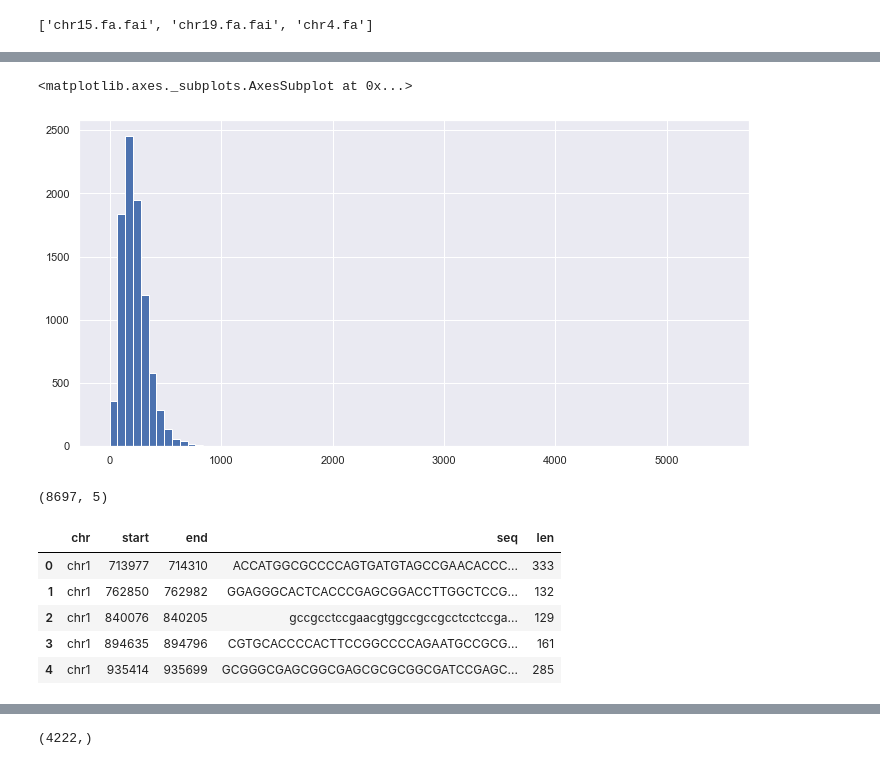
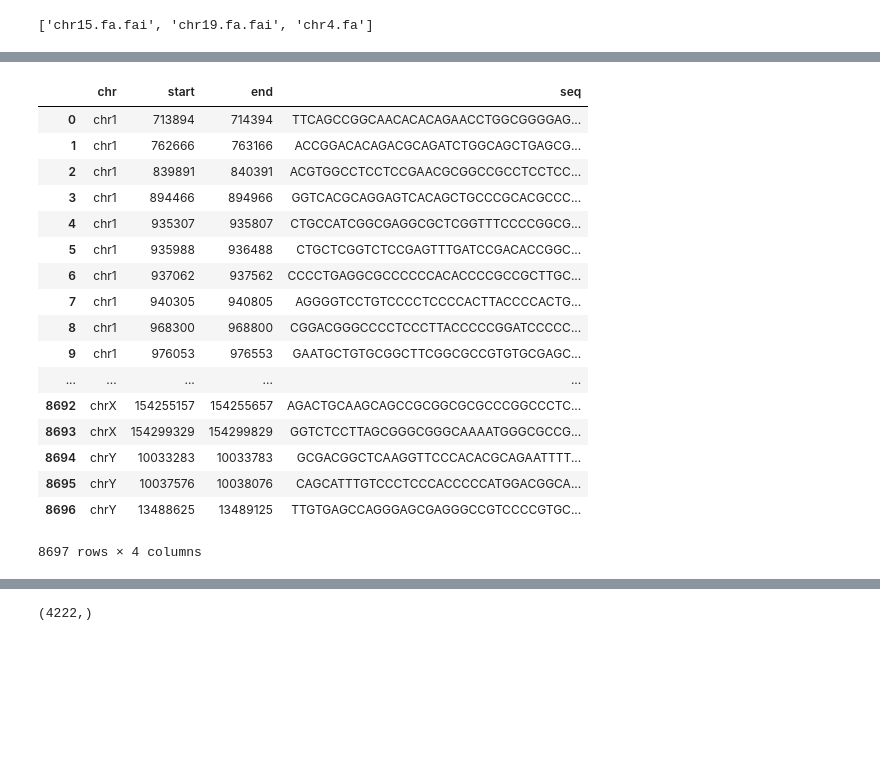
Before and after one commit to Vasyka/DeepGQuad, a Jupyter notebook: scripts/Base.ipynb, the cells around one changed output, grey strips where cells are left out. Saved outputs shown, nothing was run; the diff lists cells and outputs as text; code cells hidden in the pictures; blank space fills up the shorter version.

```diff
--- a/scripts/Base.ipynb
+++ b/scripts/Base.ipynb
@@ -74,18 +116,21 @@ Name: len, dtype: float64
-# %%
-data.len.hist(bins=np.arange(data.len.min(),data.len.max(),70),figsize=(12,6))
-# %% [output]
-<matplotlib.axes._subplots.AxesSubplot at 0x...>
-[figure, removed]
-# %%
-# Drop sequences longer than 500
-df = data[data.len <= 500].copy()
-print(df.shape)
-df.head()
-# %% [output]
-(8697, 5)
-|  | chr | start | end | seq | len |
-| 0 | chr1 | 713977 | 714310 | ACCATGGCGCCCCAGTGATGTAGCCGAACACCC... | 333 |
-| 1 | chr1 | 762850 | 762982 | GGAGGGCACTCACCCGAGCGGACCTTGGCTCCG... | 132 |
-| 2 | chr1 | 840076 | 840205 | gccgcctccgaacgtggccgccgcctcctccga... | 129 |
-| 3 | chr1 | 894635 | 894796 | CGTGCACCCCACTTCCGGCCCCAGAATGCCGCG... | 161 |
-| 4 | chr1 | 935414 | 935699 | GCGGGCGAGCGGCGAGCGCGCGGCGATCCGAGC... | 285 |
+# %%
+df.drop('len',axis=1)
+# %% [output]
+|  | chr | start | end | seq |
+| 0 | chr1 | 713894 | 714394 | TTCAGCCGGCAACACACAGAACCTGGCGGGGAG... |
+| 1 | chr1 | 762666 | 763166 | ACCGGACACAGACGCAGATCTGGCAGCTGAGCG... |
+| 2 | chr1 | 839891 | 840391 | ACGTGGCCTCCTCCGAACGCGGCCGCCTCCTCC... |
+| 3 | chr1 | 894466 | 894966 | GGTCACGCAGGAGTCACAGCTGCCCGCACGCCC... |
+| 4 | chr1 | 935307 | 935807 | CTGCCATCGGCGAGGCGCTCGGTTTCCCCGGCG... |
+| 5 | chr1 | 935988 | 936488 | CTGCTCGGTCTCCGAGTTTGATCCGACACCGGC... |
+| 6 | chr1 | 937062 | 937562 | CCCCTGAGGCGCCCCCCACACCCCGCCGCTTGC... |
+| 7 | chr1 | 940305 | 940805 | AGGGGTCCTGTCCCCTCCCCACTTACCCCACTG... |
+| 8 | chr1 | 968300 | 968800 | CGGACGGGCCCCTCCCTTACCCCCGGATCCCCC... |
+| 9 | chr1 | 976053 | 976553 | GAATGCTGTGCGGCTTCGGCGCCGTGTGCGAGC... |
+| ... | ... | ... | ... | ... |
+| 8692 | chrX | 154255157 | 154255657 | AGACTGCAAGCAGCCGCGGCGCGCCCGGCCCTC... |
+| 8693 | chrX | 154299329 | 154299829 | GGTCTCCTTAGCGGGCGGGCAAAATGGGCGCCG... |
+| 8694 | chrY | 10033283 | 10033783 | GCGACGGCTCAAGGTTCCCACACGCAGAATTTT... |
+| 8695 | chrY | 10037576 | 10038076 | CAGCATTTGTCCCTCCCACCCCCATGGACGGCA... |
+| 8696 | chrY | 13488625 | 13489125 | TTGTGAGCCAGGGAGCGAGGGCCGTCCCCGTGC... |
+8697 rows × 4 columns
```
Also changed, not shown: parts of 17 cells of this notebook, 55 other files.
